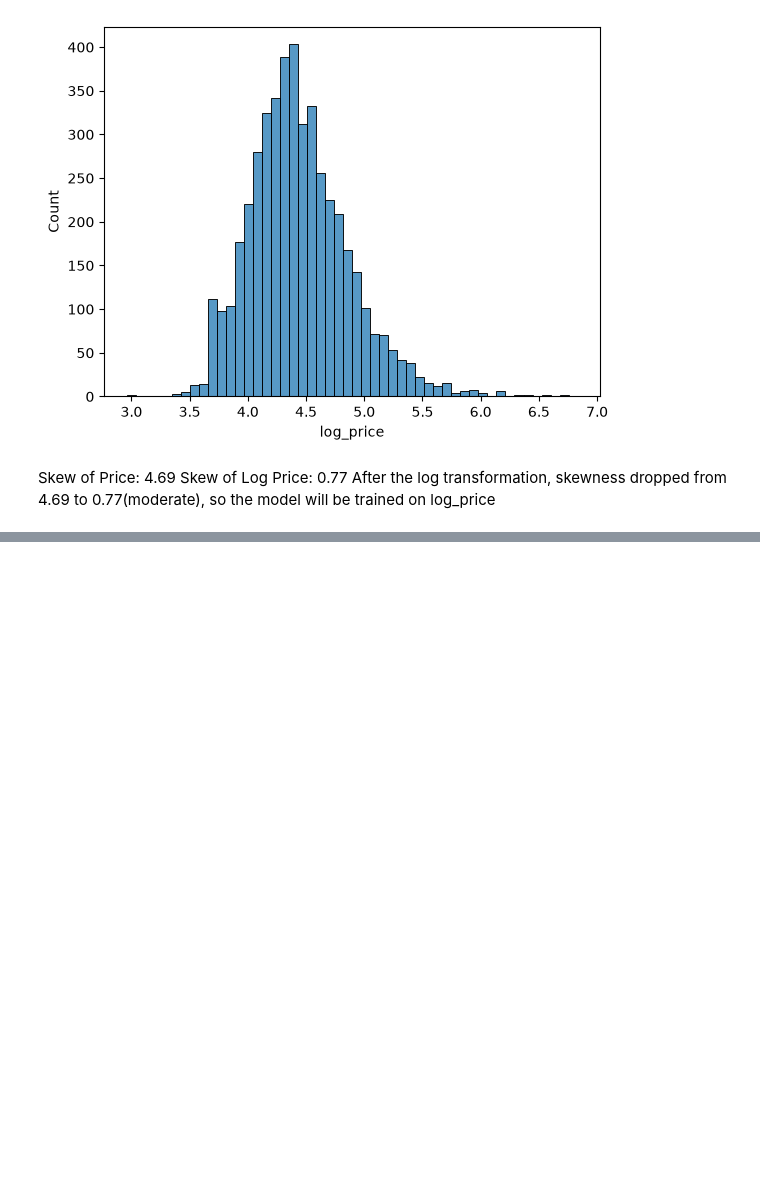
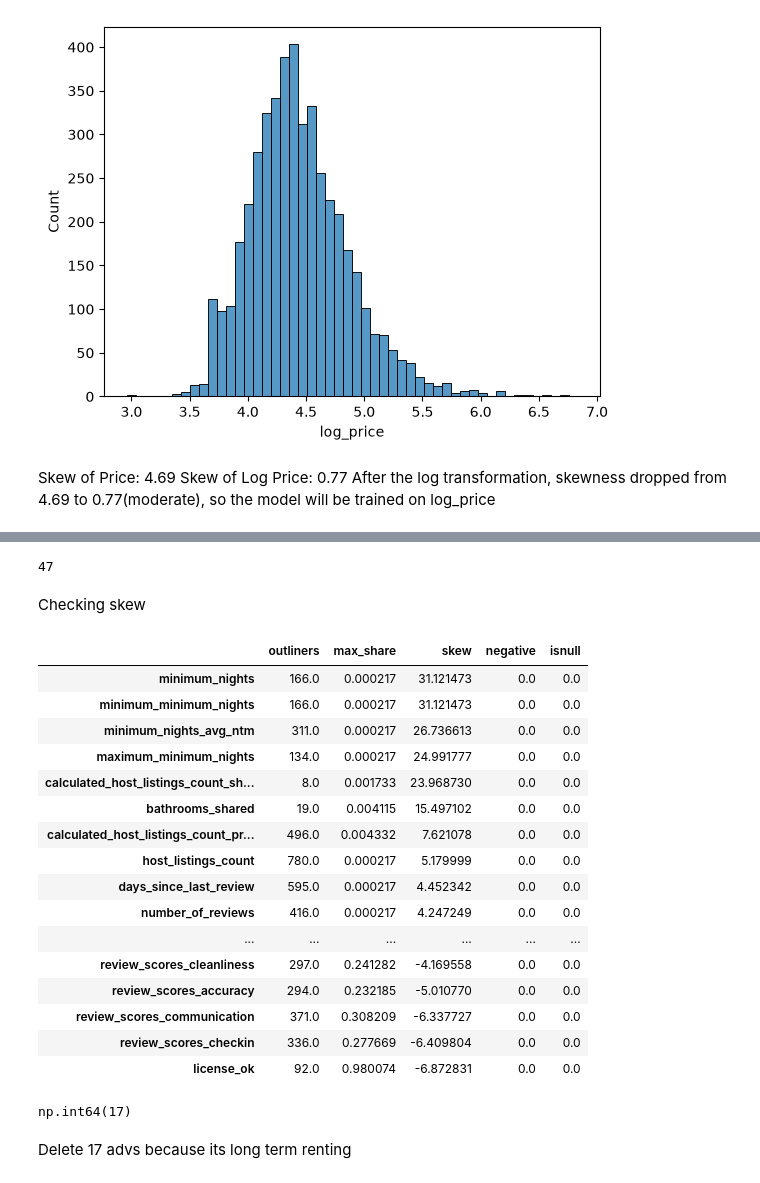
Before and after one commit to SunnyFoxxy/thessaloniki-airbnb-prices, a Jupyter notebook: notebook.ipynb, the cells around one changed output, grey strips where cells are left out. Saved outputs shown, nothing was run; the diff lists cells and outputs as text; code cells hidden in the pictures; blank space fills up the shorter version.

```diff
--- a/notebook.ipynb
+++ b/notebook.ipynb
@@ -427,0 +471,3 @@ After the log transformation, skewness dropped from 4.69 to 0.77(moderate), so t
+# %%
+numerical_cols = df.select_dtypes(include='number').columns
+numerical_cols
@@ -427,0 +494,50 @@ After the log transformation, skewness dropped from 4.69 to 0.77(moderate), so t
+# %%
+id_cols = [c for c in numerical_cols if c == 'id' or c.endswith('_id')]
+numerical_cols = [c for c in numerical_cols if c not in (id_cols or checked_cols) and 'price' not in c]
+# %%
+len(numerical_cols)
+# %% [output]
+47
+# %%
+def checking_num_col(s):
+    q1 = s.quantile(0.25)
+    q3 = s.quantile(0.75)
+    iqr = q3 - q1
+    outliners = ((s < q1 - 1.5 * iqr) | (s > q3 + 1.5 * iqr)).sum()
+    max_share = (s == s.max()).mean()
+    skew = s.skew()
+    null_quant = s.isnull()
+    negative_quant = (s < 0).sum()
+    result = {'outliners': outliners, 'max_share': max_share, 'skew': skew, 'negative': negative_quant, 'isnull': negative_quant}
+    return result
+# %%
+results = {col: checking_num_col(df[col]) for col in numerical_cols}
+summary = pd.DataFrame(results).T
+# %% [markdown]
+Checking skew
+# %%
+summary.sort_values('skew', ascending=False)
+# %% [output]
+|  | outliners | max_share | skew | negative | isnull |
+| minimum_nights | 166.0 | 0.000217 | 31.121473 | 0.0 | 0.0 |
+| minimum_minimum_nights | 166.0 | 0.000217 | 31.121473 | 0.0 | 0.0 |
+| minimum_nights_avg_ntm | 311.0 | 0.000217 | 26.736613 | 0.0 | 0.0 |
+| maximum_minimum_nights | 134.0 | 0.000217 | 24.991777 | 0.0 | 0.0 |
+| calculated_host_listings_count_sh... | 8.0 | 0.001733 | 23.968730 | 0.0 | 0.0 |
+| bathrooms_shared | 19.0 | 0.004115 | 15.497102 | 0.0 | 0.0 |
+| calculated_host_listings_count_pr... | 496.0 | 0.004332 | 7.621078 | 0.0 | 0.0 |
+| host_listings_count | 780.0 | 0.000217 | 5.179999 | 0.0 | 0.0 |
+| days_since_last_review | 595.0 | 0.000217 | 4.452342 | 0.0 | 0.0 |
+| number_of_reviews | 416.0 | 0.000217 | 4.247249 | 0.0 | 0.0 |
+| ... | ... | ... | ... | ... | ... |
+| review_scores_cleanliness | 297.0 | 0.241282 | -4.169558 | 0.0 | 0.0 |
+| review_scores_accuracy | 294.0 | 0.232185 | -5.010770 | 0.0 | 0.0 |
+| review_scores_communication | 371.0 | 0.308209 | -6.337727 | 0.0 | 0.0 |
+| review_scores_checkin | 336.0 | 0.277669 | -6.409804 | 0.0 | 0.0 |
+| license_ok | 92.0 | 0.980074 | -6.872831 | 0.0 | 0.0 |
+# %%
+(df['minimum_nights']>30).sum()
+# %% [output]
+np.int64(17)
+# %% [markdown]
+Delete 17 advs because its long term renting
```
Also changed, not shown: parts of 22 cells of this notebook.
